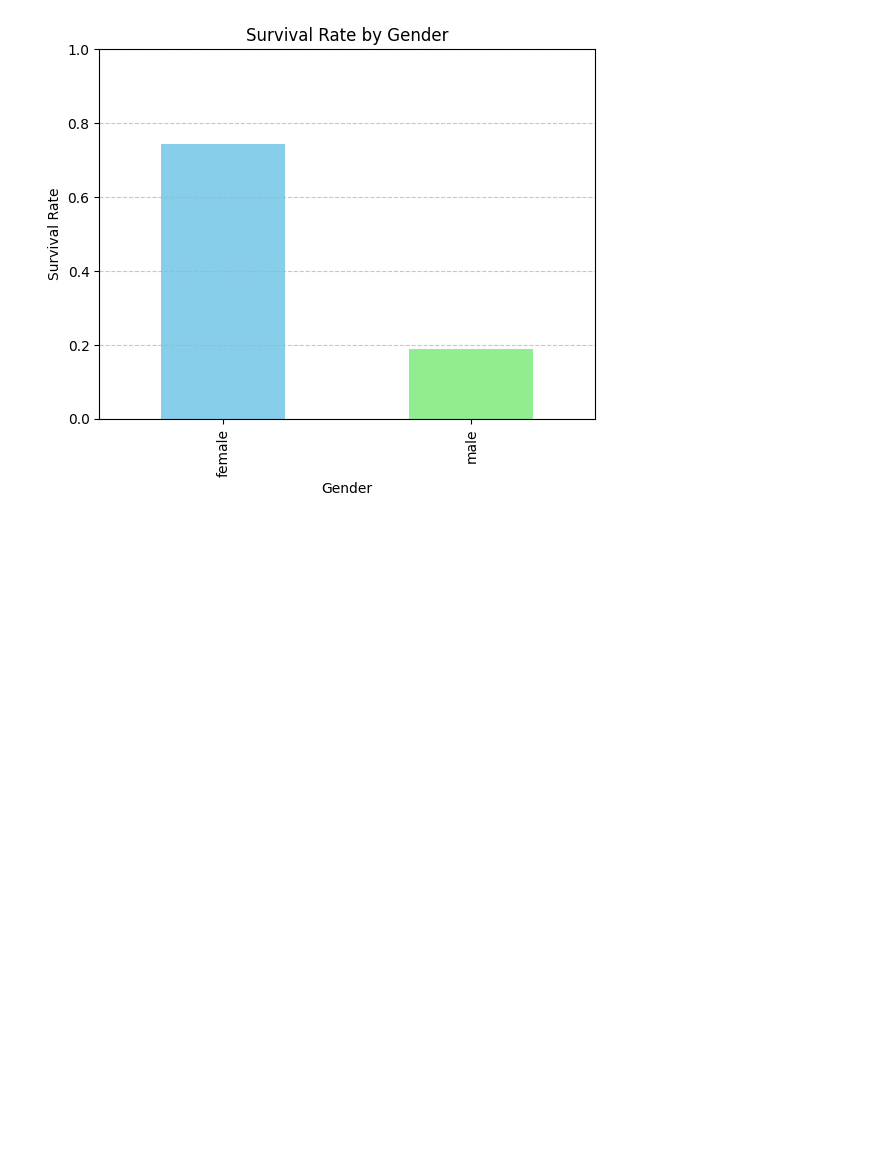
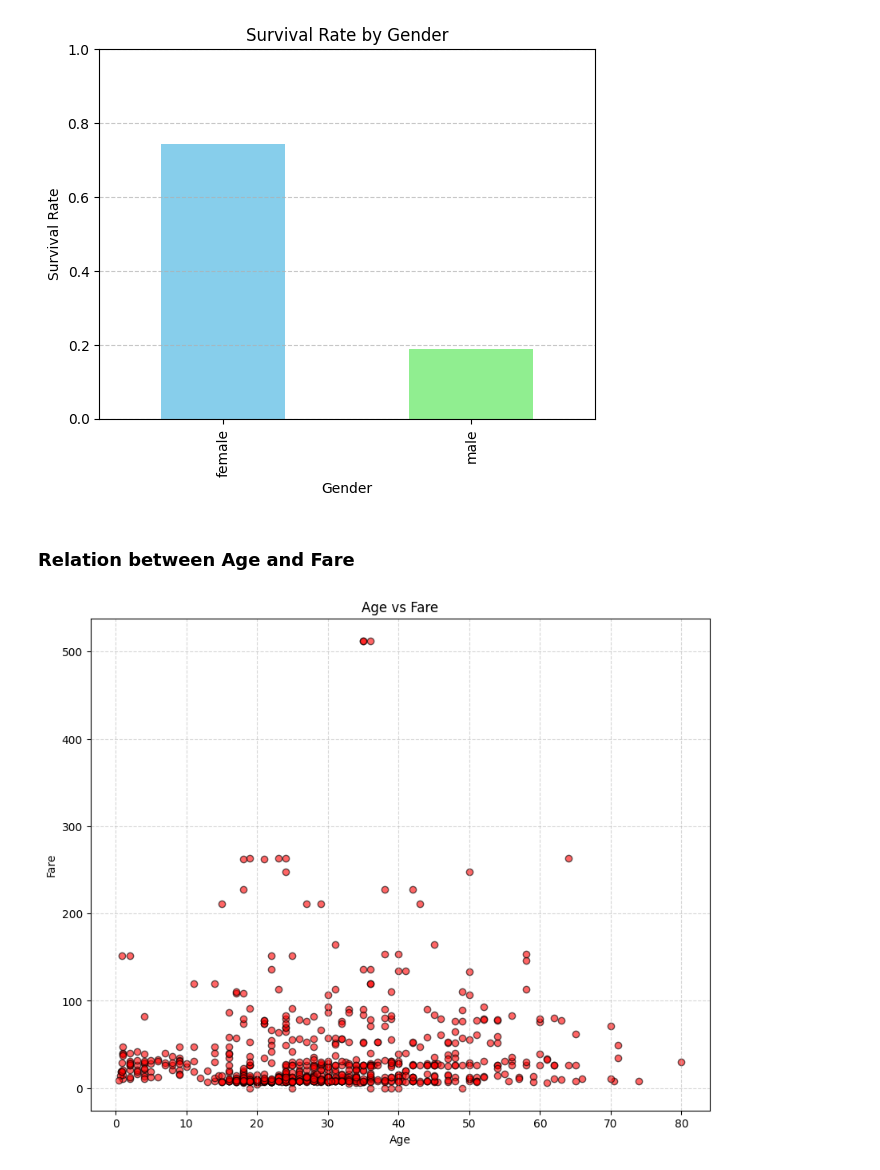
Before and after one commit to HaiderABB/titanic-survival-analysis-EDA, a Jupyter notebook: src/titanic_survival_analysis.ipynb, the cells around one changed output. Saved outputs shown, nothing was run; the diff lists cells and outputs as text; code cells hidden in the pictures; blank space fills up the shorter version.

Commit message:
relation between data

```diff
--- a/src/titanic_survival_analysis.ipynb
+++ b/src/titanic_survival_analysis.ipynb
@@ -237,3 +237,18 @@ plt.grid(axis='y', linestyle='--', alpha=0.7)
 plt.show()
 # %% [output]
 [figure]
+# %% [markdown]
+### Relation between Age and Fare
+# %%
+df_filtered = df[['Age', 'Fare']].dropna()
+
+# Scatter plot
+plt.figure(figsize=(10, 8))
+plt.scatter(df_filtered['Age'], df_filtered['Fare'], alpha=0.6, c='red', edgecolor='k')
+plt.title('Age vs Fare')
+plt.xlabel('Age')
+plt.ylabel('Fare')
+plt.grid(True, linestyle='--', alpha=0.5)
+plt.show()
+# %% [output]
+[figure, added]
```
Also changed, not shown: parts of 3 cells of this notebook.
